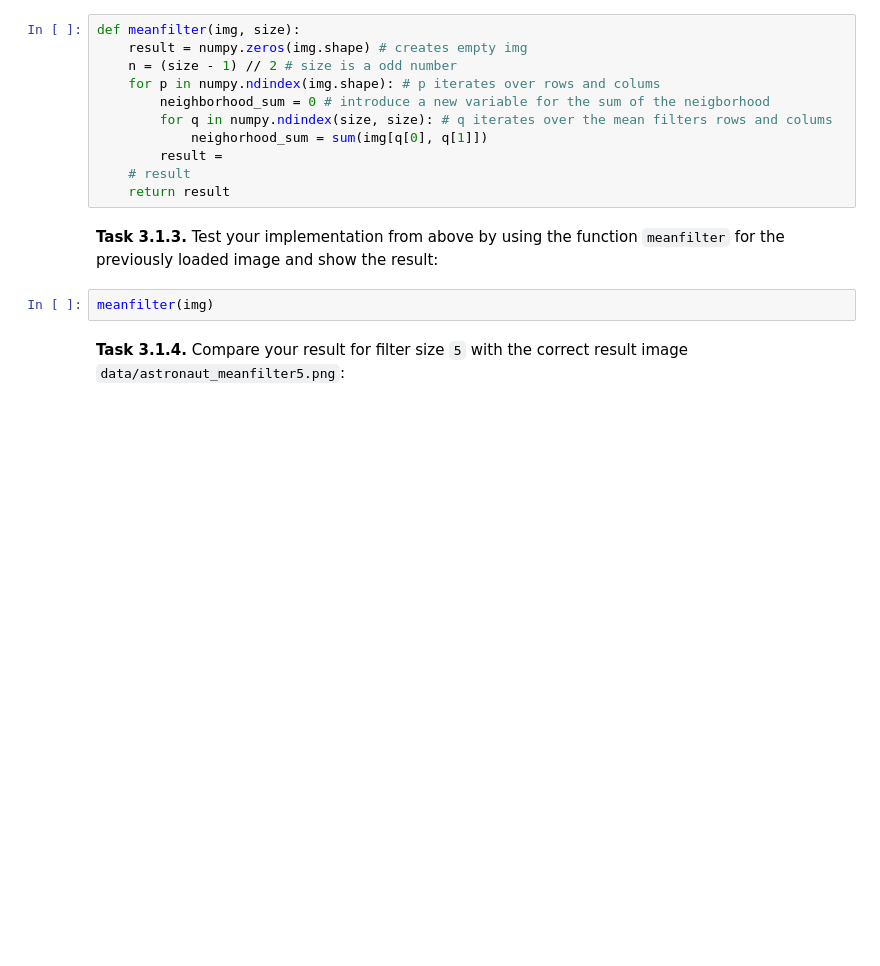
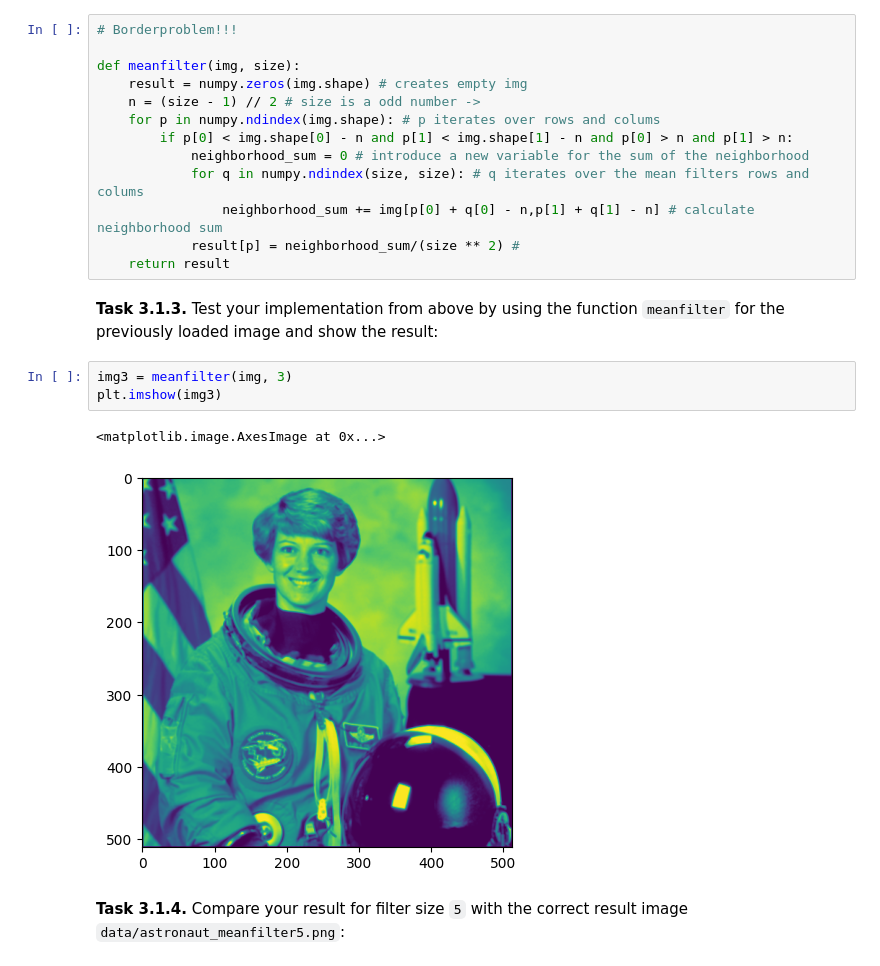
Before and after one commit to TomStraube/mobi-fs3-python, a Jupyter notebook: task3.ipynb, the cells around one changed output. Saved outputs shown, nothing was run; the diff lists cells and outputs as text; blank space fills up the shorter version.

```diff
--- a/task3.ipynb
+++ b/task3.ipynb
@@ -18,19 +18,25 @@ plt.imshow(img)
 # %% [markdown]
 **<a id="#">Task 3.1.2.</a>** Implement a mean filter:
 # %%
+# Borderproblem!!!
+
 def meanfilter(img, size):
     result = numpy.zeros(img.shape) # creates empty img
-    n = (size - 1) // 2 # size is a odd number
+    n = (size - 1) // 2 # size is a odd number ->
     for p in numpy.ndindex(img.shape): # p iterates over rows and colums
-        neighborhood_sum = 0 # introduce a new variable for the sum of the neigborhood
-        for q in numpy.ndindex(size, size): # q iterates over the mean filters rows and colums
-            neighorhood_sum = sum(img[q[0], q[1]])
-        result =
-    # result
+        if p[0] < img.shape[0] - n and p[1] < img.shape[1] - n and p[0] > n and p[1] > n:
+            neighborhood_sum = 0 # introduce a new variable for the sum of the neighborhood
+            for q in numpy.ndindex(size, size): # q iterates over the mean filters rows and colums
+                neighborhood_sum += img[p[0] + q[0] - n,p[1] + q[1] - n] # calculate neighborhood sum
+            result[p] = neighborhood_sum/(size ** 2) #
     return result
 # %% [markdown]
 **<a id="#">Task 3.1.3.</a>** Test your implementation from above by using the function `meanfilter` for the previously loaded image and show the result:
-# %%
-meanfilter(img)
+# %%
+img3 = meanfilter(img, 3)
+plt.imshow(img3)
+# %% [output]
+<matplotlib.image.AxesImage at 0x...>
+[figure, added]
 # %% [markdown]
 **<a id="#">Task 3.1.4.</a>** Compare your result for filter size `5` with the correct result image `data/astronaut_meanfilter5.png`:
```
Also changed, not shown: parts of 1 cell of this notebook.
